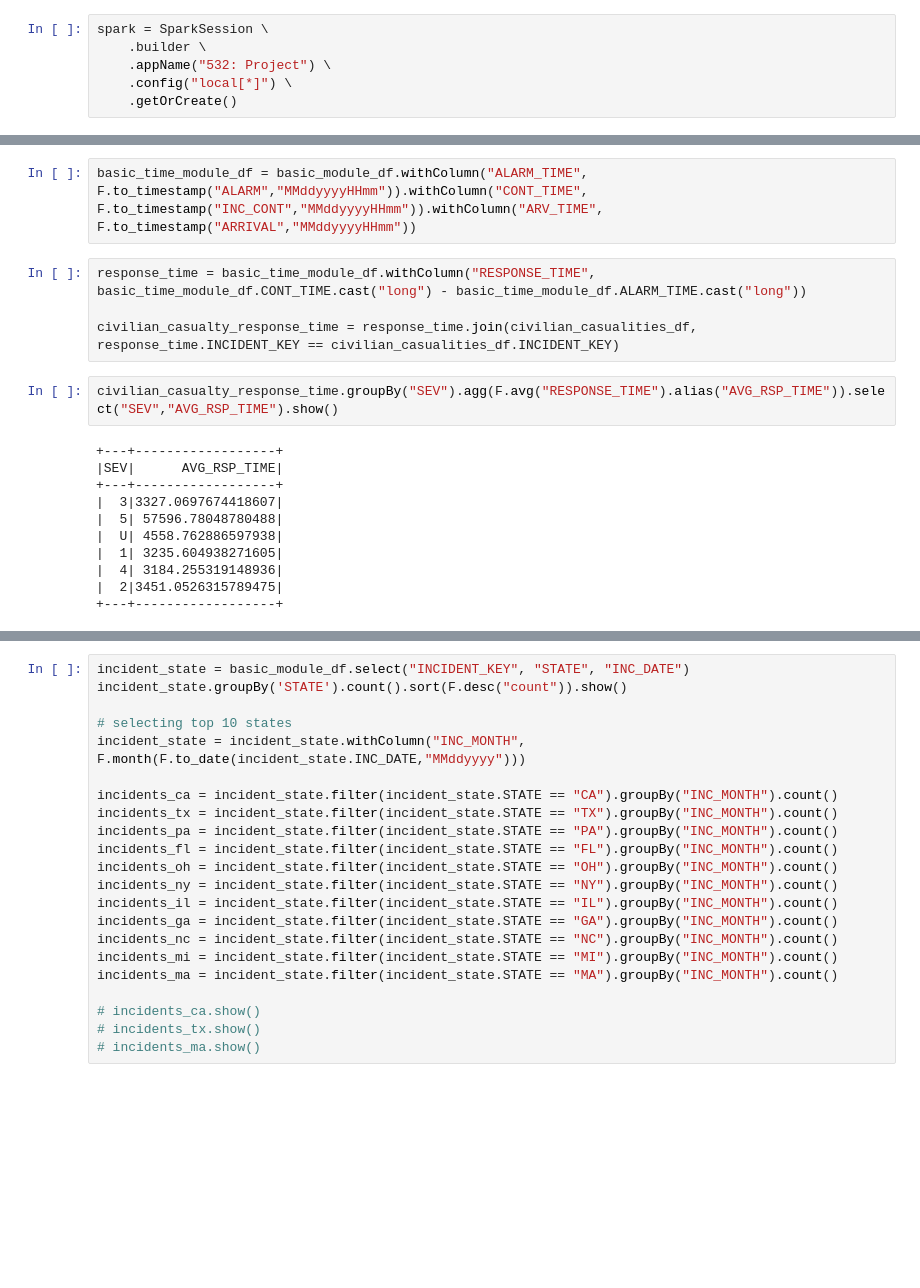
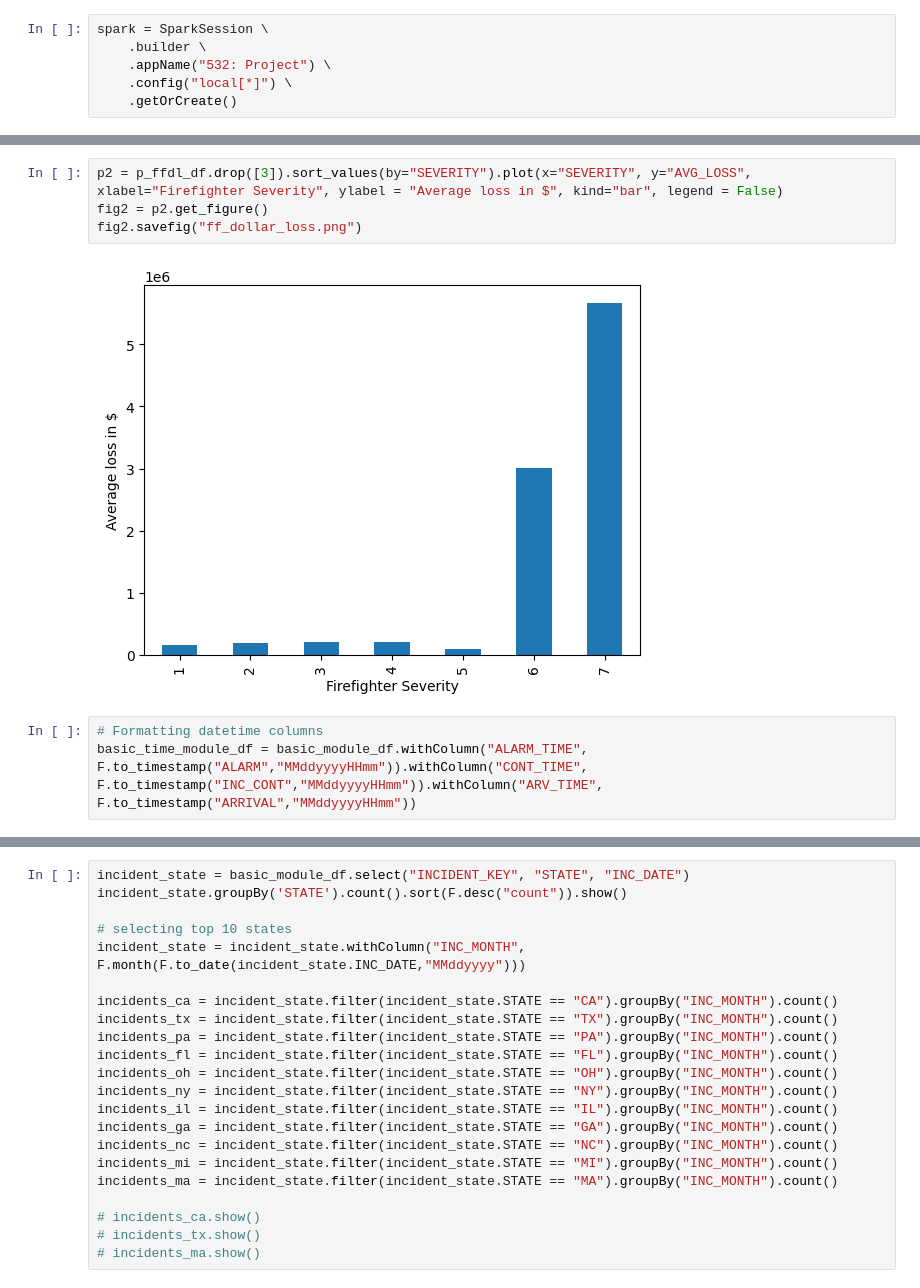
Before and after one commit to abhiman23897/fire-hazard-analytics, a Jupyter notebook: analysis.ipynb, the cells around one changed output, grey strips where cells are left out. Saved outputs shown, nothing was run; the diff lists cells and outputs as text; blank space fills up the shorter version.

```diff
--- a/analysis.ipynb
+++ b/analysis.ipynb
@@ -59,19 +44,9 @@ firefighter_dollar_loss.groupBy("SEVERITY").agg(F.avg("TOTAL_LOSS").alias("AVG_L
+# %%
+p2 = p_ffdl_df.drop([3]).sort_values(by="SEVERITY").plot(x="SEVERITY", y="AVG_LOSS", xlabel="Firefighter Severity", ylabel = "Average loss in $", kind="bar", legend = False)
+fig2 = p2.get_figure()
+fig2.savefig("ff_dollar_loss.png")
+# %% [output]
+[figure, added]
 # %%
+# Formatting datetime columns
 basic_time_module_df = basic_module_df.withColumn("ALARM_TIME", F.to_timestamp("ALARM","MMddyyyyHHmm")).withColumn("CONT_TIME", F.to_timestamp("INC_CONT","MMddyyyyHHmm")).withColumn("ARV_TIME", F.to_timestamp("ARRIVAL","MMddyyyyHHmm"))
-# %%
-response_time = basic_time_module_df.withColumn("RESPONSE_TIME", basic_time_module_df.CONT_TIME.cast("long") - basic_time_module_df.ALARM_TIME.cast("long"))
-
-civilian_casualty_response_time = response_time.join(civilian_casualities_df, response_time.INCIDENT_KEY == civilian_casualities_df.INCIDENT_KEY)
-# %%
-civilian_casualty_response_time.groupBy("SEV").agg(F.avg("RESPONSE_TIME").alias("AVG_RSP_TIME")).select("SEV","AVG_RSP_TIME").show()
-# %% [output]
-+---+------------------+
-|SEV|      AVG_RSP_TIME|
-+---+------------------+
-|  3|3327.0697674418607|
-|  5| 57596.78048780488|
-|  U| 4558.762886597938|
-|  1| 3235.604938271605|
-|  4| 3184.255319148936|
-|  2|3451.0526315789475|
-+---+------------------+
```
Also changed, not shown: parts of 27 cells of this notebook, 6 other files.
